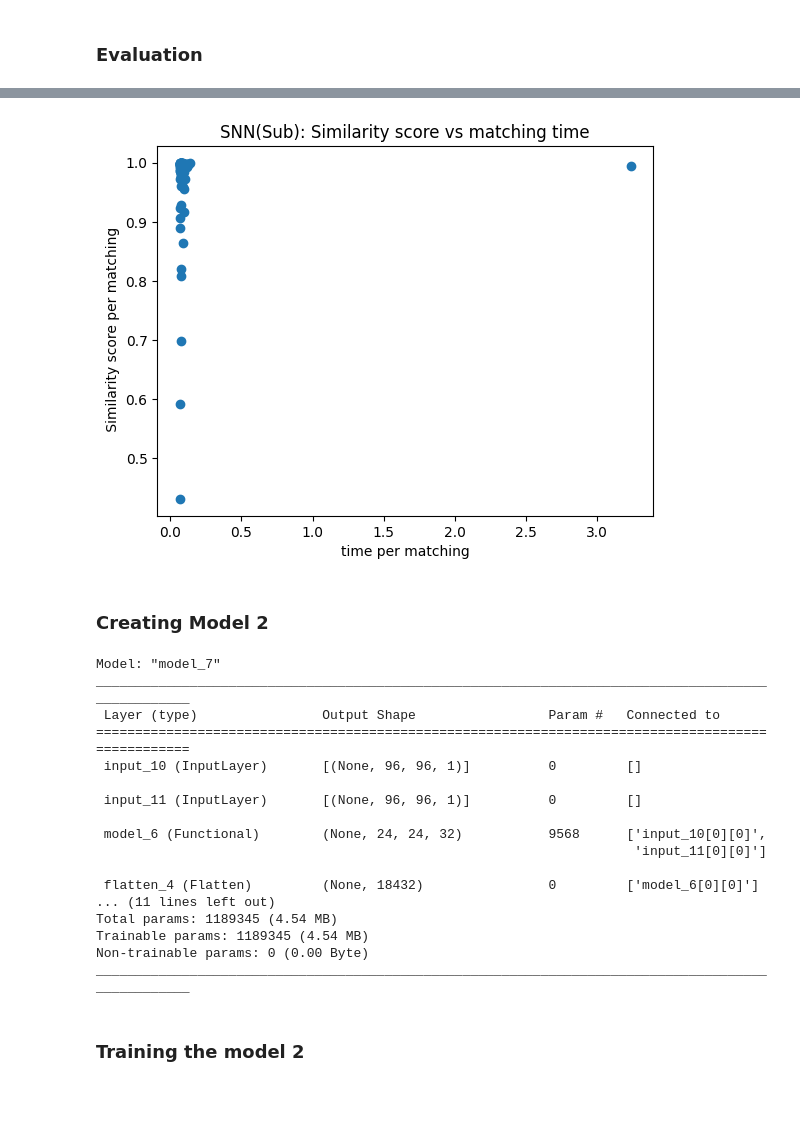
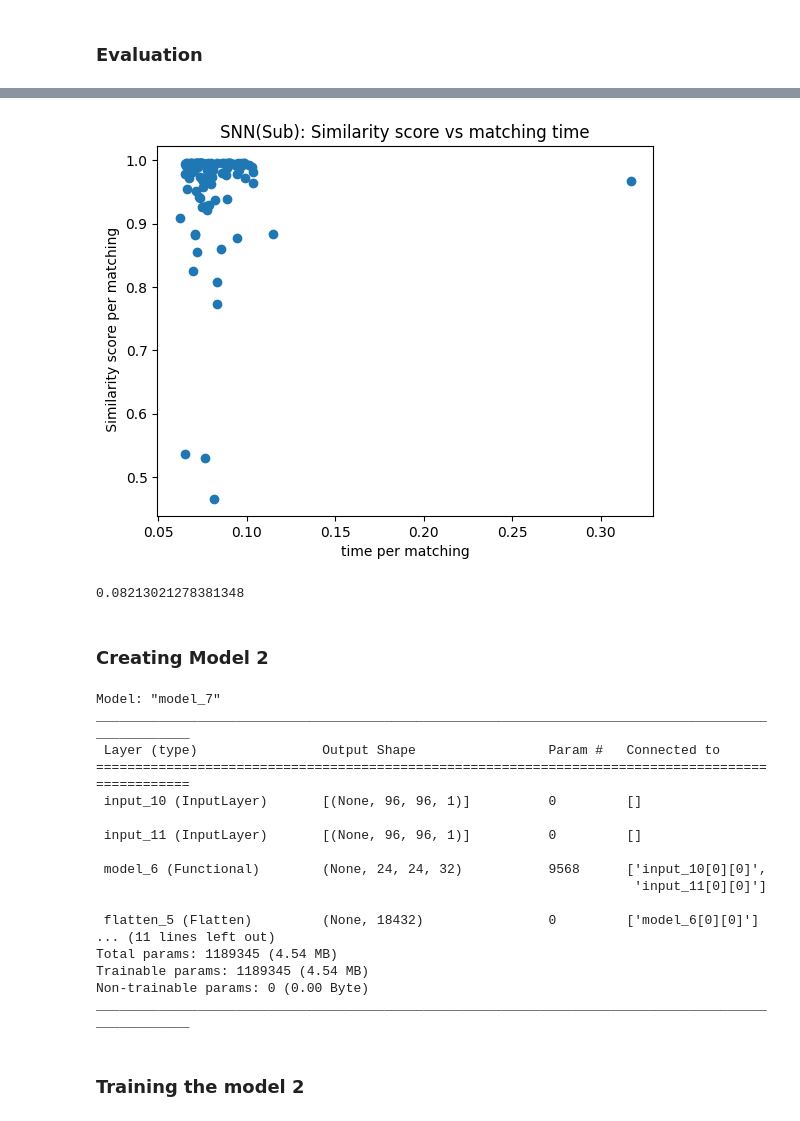
Before and after one commit to Sarvesh-DG-6/FingerPrintMatchingSNN, a Jupyter notebook: train.ipynb, the cells around one changed output, grey strips where cells are left out. Drawn from its saved outputs; the diff is of its cells as text; code cells hidden in the pictures.

Commit message:
model updated

```diff
--- a/train.ipynb
+++ b/train.ipynb
@@ -244,5 +246,5 @@ ________________________________________________________________________________
 # %% [markdown]
 ### Training the model 1
 # %%
-history_M1 = model.fit_generator(train_gen, epochs = 15, validation_data=val_gen)
+history_M1 = model.fit_generator(train_gen, epochs = 100, validation_data=val_gen)
 # %% [output]
@@ -328,7 +331,7 @@ model.save('FpM_Model_sub.h5')
 import time
 i = 0
 time_taken = []
-accuracy = []
+loss = []
 while i < 100:
     start = time.time()
 
@@ -361,6 +364,6 @@ while i < 100:
 
     end = time.time()
     time_taken.append(end - start)
-    accuracy.append(pred_rx)
+    loss.append(pred_rx)
     i+=1
 # %% [output]
@@ -384,11 +387,16 @@ while i < 100:
 # %%
 plt.title("SNN(Sub): Similarity score vs matching time")
 plt.xlabel("time per matching")
 plt.ylabel(" Similarity score per matching")
-plt.scatter(time_taken, accuracy)
+plt.scatter(time_taken, loss)
 plt.show()
 # %% [output]
-[figure, old version]
+[figure, new version]
+# %%
+mean = np.sum(time_taken)/len(time_taken)
+print(mean)
+# %% [output]
+0.08213021278381348
 # %% [markdown]
 ### Creating Model 2
 # %%
@@ -429,7 +437,7 @@ net = layers.Dense(1, activation='sigmoid')(net)
 model_2 = Model(inputs=[x1, x2], outputs=net)
 
 # Compile the model with binary crossentropy and Adam optimizer
-model_2.compile(loss='binary_crossentropy', optimizer='adam', metrics=['accuracy'])
+model_2.compile(loss='binary_crossentropy', optimizer='adam', metrics=['loss'])
 
 # Summary of the model
 model_2.summary()
@@ -445,7 +453,7 @@ ________________________________________________________________________________
  model_6 (Functional)        (None, 24, 24, 32)           9568      ['input_10[0][0]',
                                                                      'input_11[0][0]']
 
- flatten_4 (Flatten)         (None, 18432)                0         ['model_6[0][0]']
+ flatten_5 (Flatten)         (None, 18432)                0         ['model_6[0][0]']
 ... (11 lines left out)
 Total params: 1189345 (4.54 MB)
 Trainable params: 1189345 (4.54 MB)
```
Also changed, not shown: parts of 26 cells of this notebook, 6 other files.
